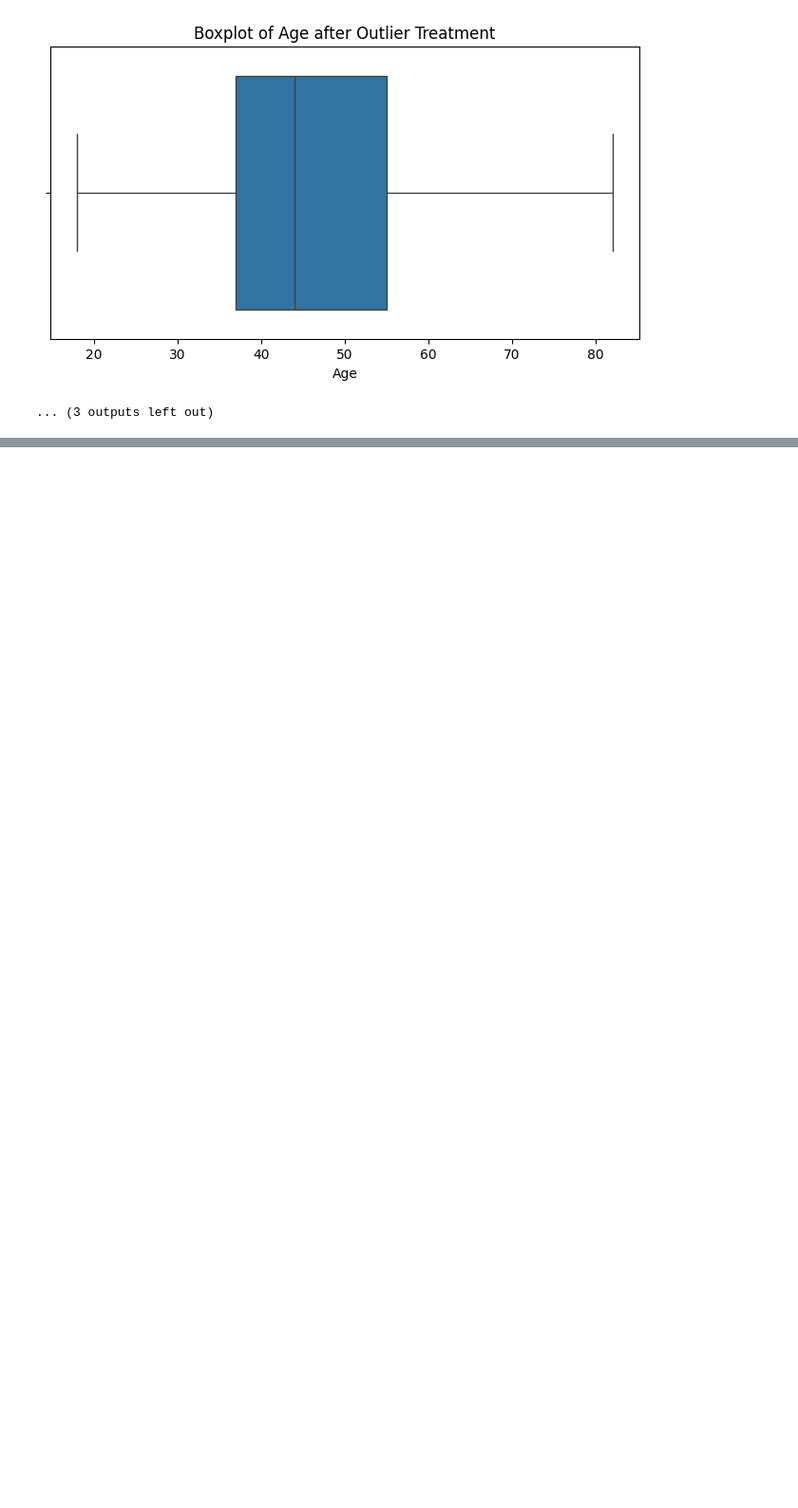
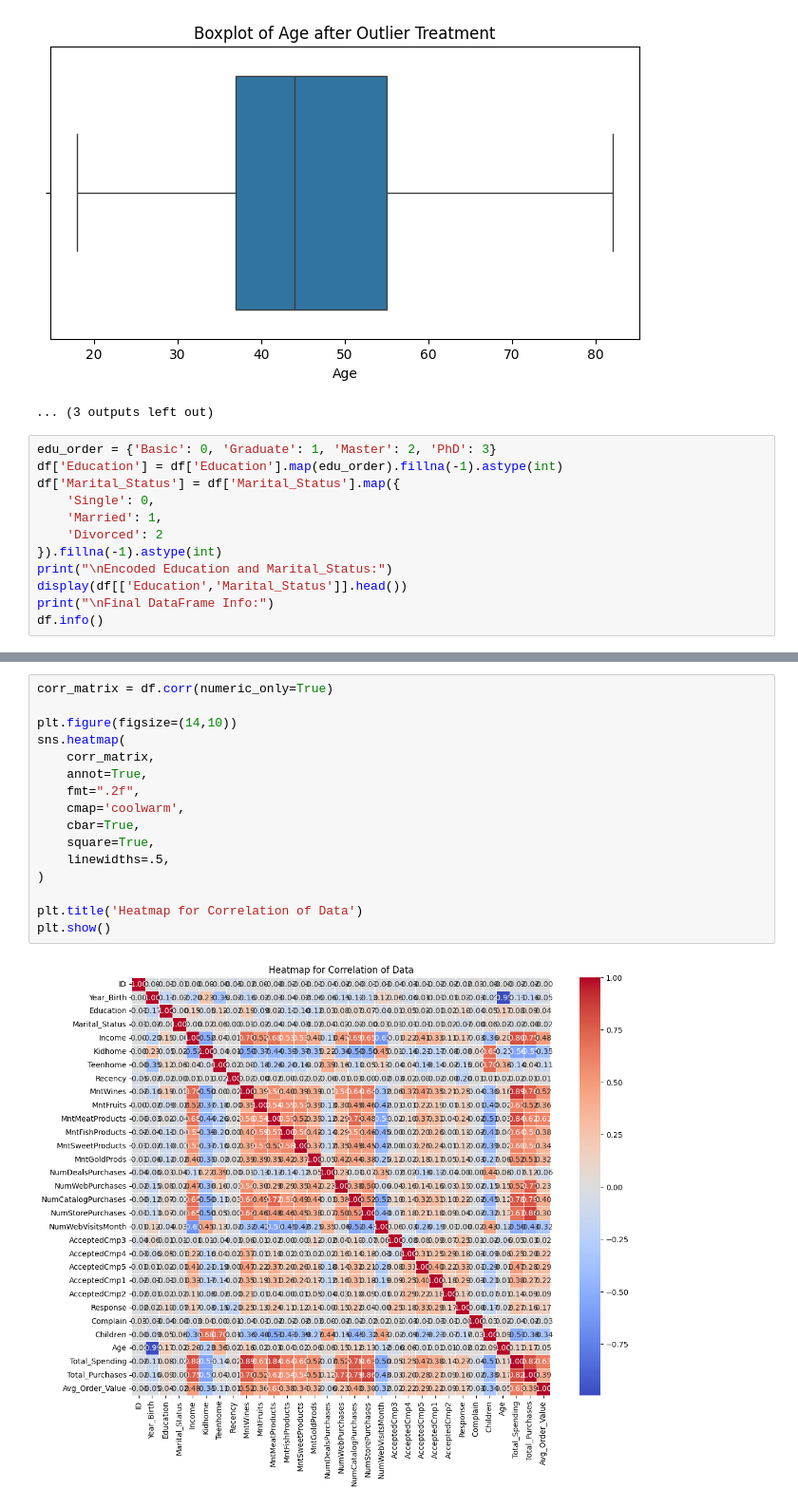
Before and after one commit to rayh4an/Marketing-Campaign, a Jupyter notebook: marketing_campaigns.ipynb, the cells around one changed output, grey strips where cells are left out. Shown: that part at 95% size. Drawn from its saved outputs; the diff is of its cells as text; blank space fills up the shorter version.

```diff
--- a/marketing_campaigns.ipynb
+++ b/marketing_campaigns.ipynb
@@ -210,3 +210,15 @@ for col in num_cols:
 [figure]
 [figure]
 ... (3 outputs left out)
+# %%
+edu_order = {'Basic': 0, 'Graduate': 1, 'Master': 2, 'PhD': 3}
+df['Education'] = df['Education'].map(edu_order).fillna(-1).astype(int)
+df['Marital_Status'] = df['Marital_Status'].map({
+    'Single': 0,
+    'Married': 1,
+    'Divorced': 2
+}).fillna(-1).astype(int)
+print("\nEncoded Education and Marital_Status:")
+display(df[['Education','Marital_Status']].head())
+print("\nFinal DataFrame Info:")
+df.info()
@@ -212,0 +250,18 @@ for col in num_cols:
+# %%
+corr_matrix = df.corr(numeric_only=True)
+
+plt.figure(figsize=(14,10))
+sns.heatmap(
+    corr_matrix,
+    annot=True,
+    fmt=".2f",
+    cmap='coolwarm',
+    cbar=True,
+    square=True,
+    linewidths=.5,
+)
+
+plt.title('Heatmap for Correlation of Data')
+plt.show()
+# %% [output]
+[figure, added]
```
Also changed, not shown: parts of 1 cell of this notebook.
